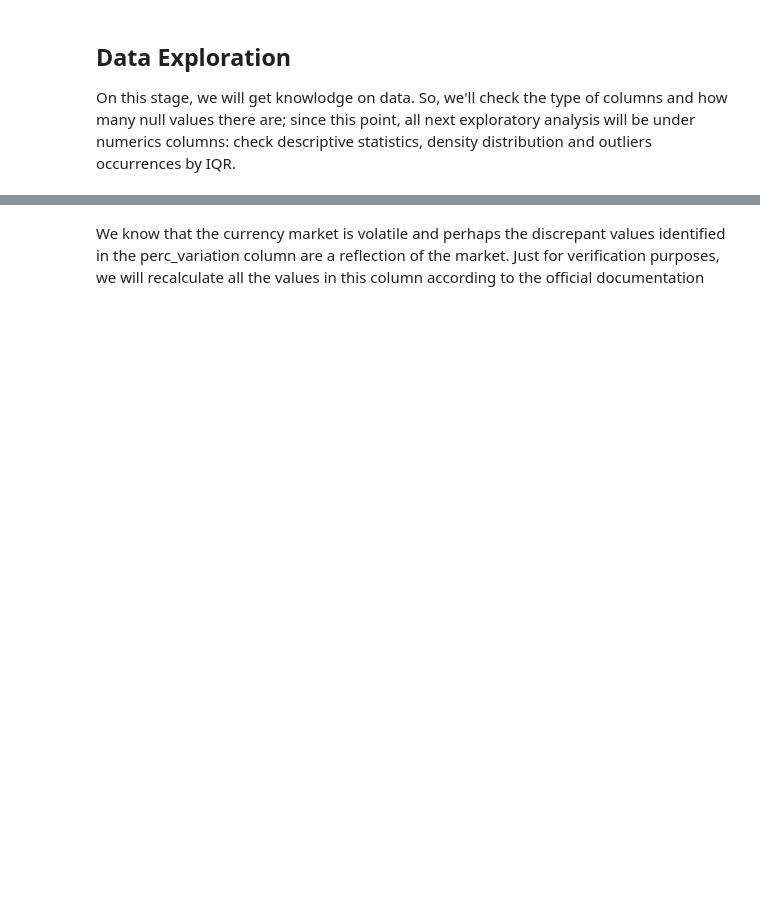
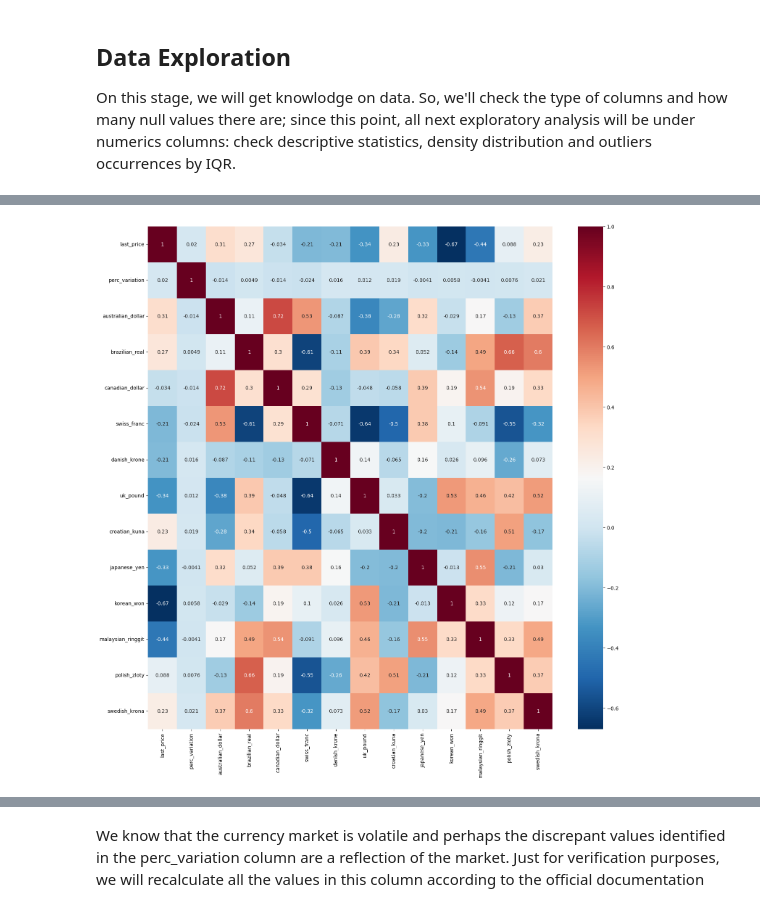
Before and after one commit to martinsphl/MAI5035, a Jupyter notebook: TAREFA_1_2.ipynb, the cells around one changed output, grey strips where cells are left out. Cells and saved outputs as stored; diff of their text form; code cells hidden in the pictures; blank space fills up the shorter version.

```diff
--- a/TAREFA_1_2.ipynb
+++ b/TAREFA_1_2.ipynb
@@ -156,0 +139,18 @@ To increase the possibilities, we will do some feature engineering, creating 3 n
+# %%
+# List all correlacted features
+lst_features = df_enriched.columns.to_list()
+lst_correlated_features = ['first_price', 'biggest_price', 'lowest_price', 'slovenian_tolar', 'slovak_koruna', 'us_dollar', 'turkish_lira', 'south_african_rand', 'singapore_dollar', 'thai_baht', 'hungarian_forint']
+lst_correlated_features += ['latvian_lats', 'mexican_peso', 'norwegian_krone', 'new_zealand_dollar', 'russian_rouble', 'hk_dollar', 'maltese_lira', 'czech_koruna', 'indonesian_rupiah', 'indian_rupee', 'iceland_krona', 'estonian_kroon', 'greek_drachma']
+lst_correlated_features += ['chinese_yuan', 'romanian_leu', 'cypriot_pound', 'lithuanian_litas', 'bulgarian_lev', 'philippine_peso', 'israeli_shekel']
+
+# Removing correlated features
+for col in lst_correlated_features:
+  lst_features.remove(col)
+
+# Show the correlation between the features sample
+df_cleaned = df_enriched.loc[:, lst_features]
+plt.figure(figsize=(18, 18))
+sns.heatmap(df_cleaned.iloc[:, :-1].corr(), annot=True, cmap='RdBu_r')
+plt.show()
+# %% [output]
+[figure, added]
```
Also changed, not shown: parts of 27 cells of this notebook.
